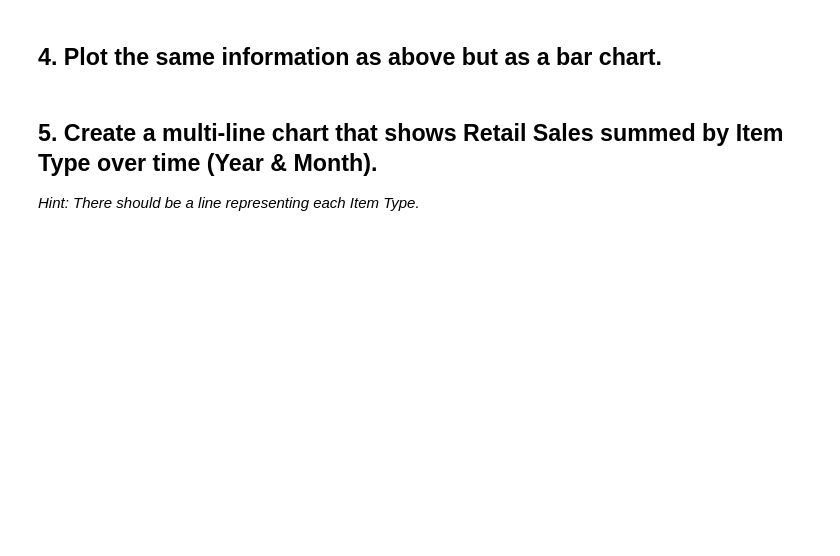
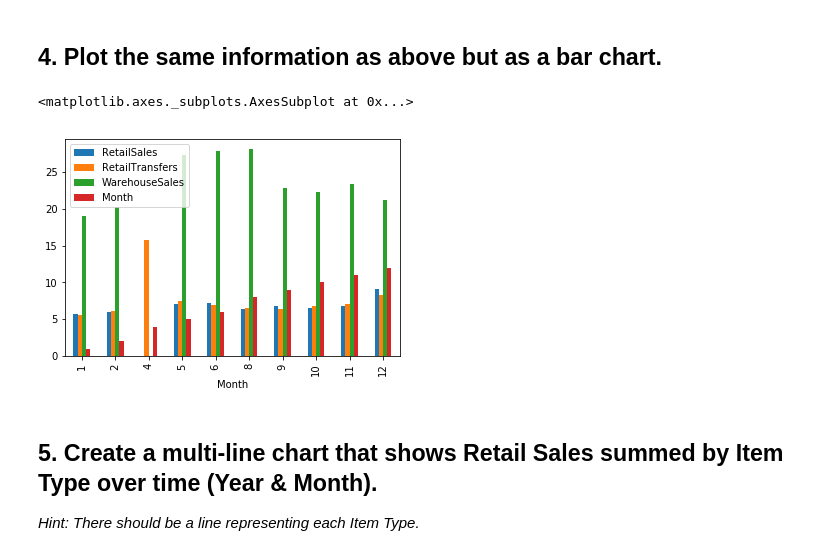
Before and after one commit to carlosmd14/datamad0119, a Jupyter notebook: module-2/lab-plotting-multiple-data-series/your-code/main.ipynb, the cells around one changed output. Drawn from its saved outputs; the diff is of its cells as text; code cells hidden in the pictures; blank space fills up the shorter version.

```diff
--- a/module-2/lab-plotting-multiple-data-series/your-code/main.ipynb
+++ b/module-2/lab-plotting-multiple-data-series/your-code/main.ipynb
@@ -43,5 +51,10 @@ TypeError: nan is not a string
 # %% [markdown]
 ## 4. Plot the same information as above but as a bar chart.
+# %%
+chart.plot.bar()
+# %% [output]
+<matplotlib.axes._subplots.AxesSubplot at 0x...>
+[figure, added]
 # %% [markdown]
 ## 5. Create a multi-line chart that shows Retail Sales summed by Item Type over time (Year & Month).
 
```
Also changed, not shown: parts of 8 cells of this notebook.
